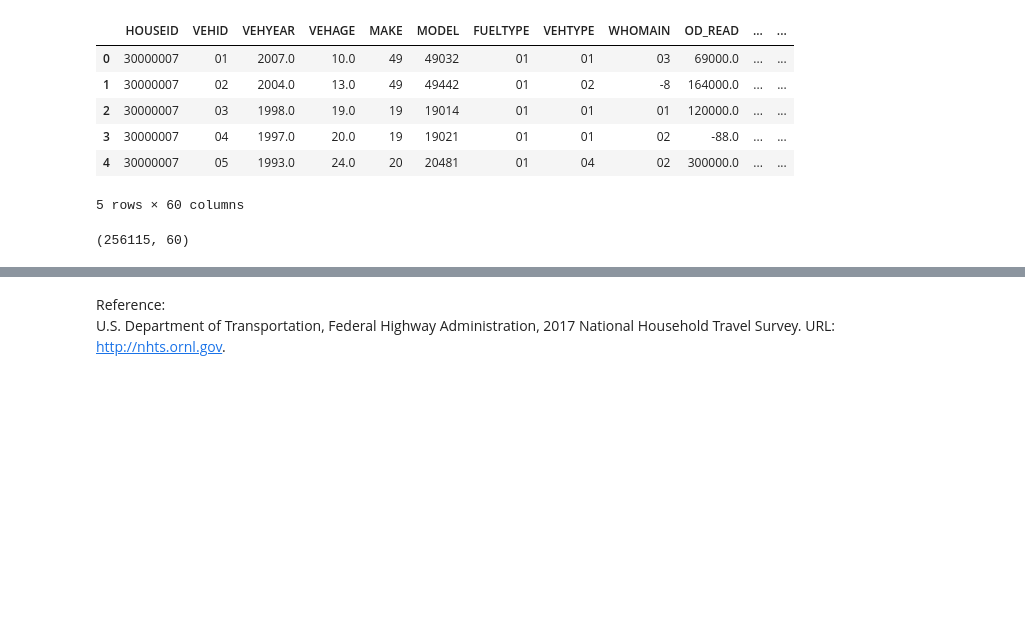
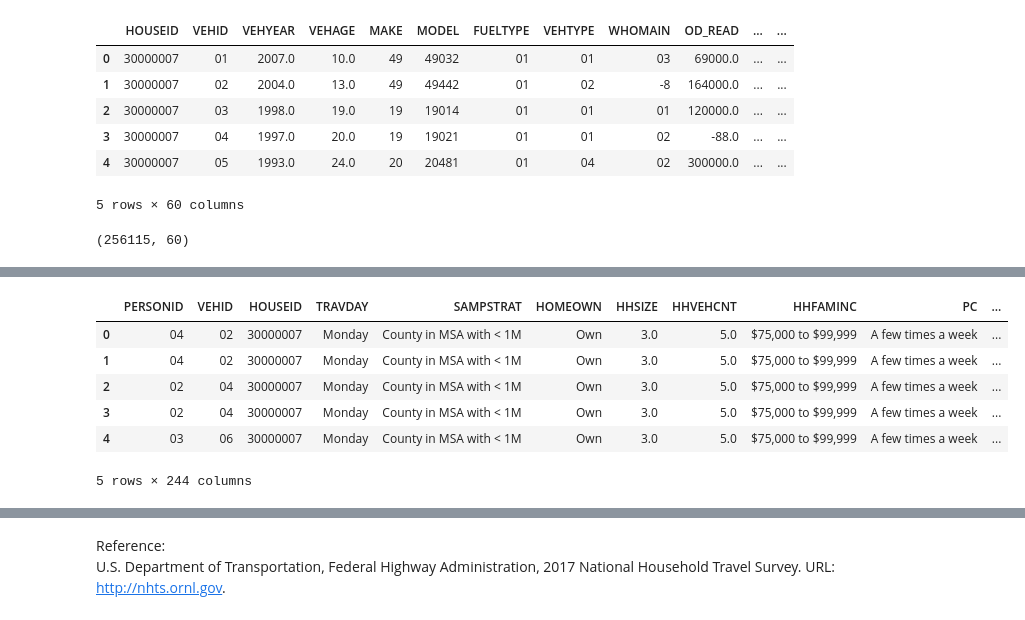
Before and after one commit to Kanchanah/Capstone-Two, a Jupyter notebook: Code/Code.ipynb, the cells around one changed output, grey strips where cells are left out. Cells and saved outputs as stored; diff of their text form; code cells hidden in the pictures; blank space fills up the shorter version.

```diff
--- a/Code/Code.ipynb
+++ b/Code/Code.ipynb
@@ -278,5 +557,5 @@ codebook.head()
 # %%
 #reshape codebook
-codebook_reshape = codebook.groupby(['Name','Type'])['Code / Range'].agg('='.join).reset_index()
+codebook_reshape_c = codebook_c.groupby(['Name','Type'])['Code / Range'].agg('='.join).reset_index()
 # %%
 #get dimension
@@ -290,5 +585,5 @@ codebook_reshape.tail()
 # %%
 #Split with equal
-codebook_reshape['New'] = codebook_reshape['Code / Range'].str.split('=')
+codebook_reshape_c['New'] = codebook_reshape_c['Code / Range'].str.split('=')
 # %%
 #get first few rows
@@ -296,4 +603,4 @@ codebook_reshape.head()
 # %%
 #Create new column
-codebook_reshape['New_m'] = codebook_reshape['New'].apply(lambda x: dict(zip(x[::2], x[1::2])))
-codebook_reshape
+codebook_reshape_c['New_m'] = codebook_reshape_c['New'].apply(lambda x: dict(zip(x[::2], x[1::2])))
+codebook_reshape_c.head()
@@ -300,7 +614,3 @@ codebook_reshape
-# %%
-#subset for only char
-codebook_reshape_c = codebook_reshape[codebook_reshape['Type']=='C']
-codebook_reshape_c
 # %%
 #create a dict variables to loop
 val_label = dict(zip(codebook_reshape_c.Name,codebook_reshape_c.New_m))
@@ -308,6 +618,17 @@ val_label = dict(zip(codebook_reshape_c.Name,codebook_reshape_c.New_m))
 #add labels and make variables string
 for key, val in val_label.items():
     data1[key].replace(val,inplace=True)
+# %%
+#review first few rows
+data1.head()
+# %% [output]
+|  | PERSONID | VEHID | HOUSEID | TRAVDAY | SAMPSTRAT | HOMEOWN | HHSIZE | HHVEHCNT | HHFAMINC | PC | ... |
+| 0 | 04 | 02 | 30000007 | Monday | County in MSA with < 1M | Own | 3.0 | 5.0 | $75,000 to $99,999 | A few times a week | ... |
+| 1 | 04 | 02 | 30000007 | Monday | County in MSA with < 1M | Own | 3.0 | 5.0 | $75,000 to $99,999 | A few times a week | ... |
+| 2 | 02 | 04 | 30000007 | Monday | County in MSA with < 1M | Own | 3.0 | 5.0 | $75,000 to $99,999 | A few times a week | ... |
+| 3 | 02 | 04 | 30000007 | Monday | County in MSA with < 1M | Own | 3.0 | 5.0 | $75,000 to $99,999 | A few times a week | ... |
+| 4 | 03 | 06 | 30000007 | Monday | County in MSA with < 1M | Own | 3.0 | 5.0 | $75,000 to $99,999 | A few times a week | ... |
+5 rows × 244 columns
 # %%
 #get dimension
 data1.shape
```
Also changed, not shown: parts of 127 cells of this notebook, 2 other files.
